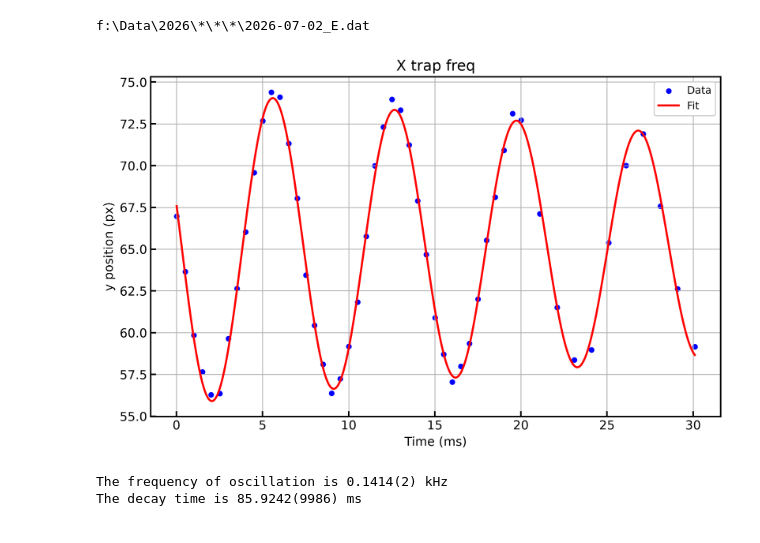
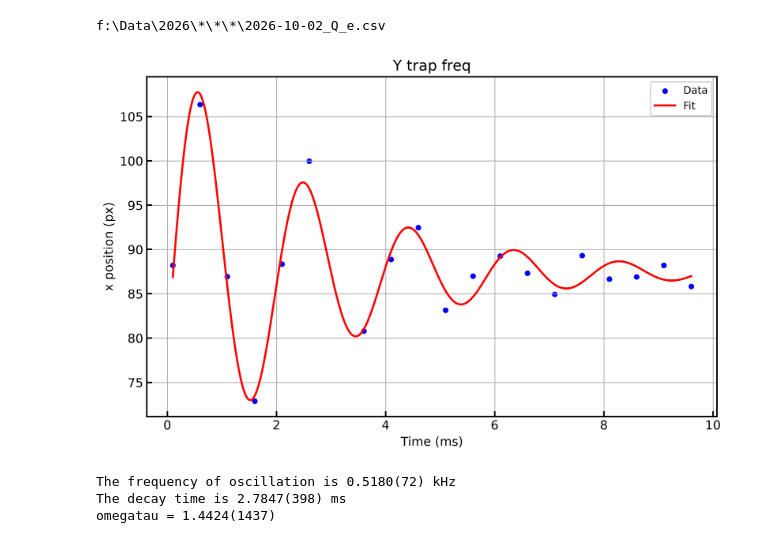
Before and after one commit to uoft-chiplab/analysis, a Jupyter notebook: examples/fit_trap_freqs.ipynb, the cells around one changed output. Drawn from its saved outputs; the diff is of its cells as text; code cells hidden in the pictures.

```diff
--- a/examples/fit_trap_freqs.ipynb
+++ b/examples/fit_trap_freqs.ipynb
@@ -6,15 +6,21 @@ from data_class import Data
 import pandas as pd
 import numpy as np
 
-title = "X trap freq"
-freq_guess = 0.1
-
 files = [
         # "2026-06-30_E.dat",
         #  "2026-06-30_F.dat",
         # "2026-06-30_H.dat",
-        "2026-07-02_E.dat"
-         ]
+       # "2026-07-02_E.dat",
+        #"2026-07-02_F_e.dat",
+       # "2026-07-02_H_e.dat",
+        #"2026-07-02_I_e.dat",
+       # "2026-07-16_F_e.dat",
+       #"2026-07-16_H_e.csv",
+        #"2026-07-17_E_e.csv"
+        #"2026-09-14_L_e.csv"
+        #"2026-09-30_C_e.csv",
+       # "2026-09-30_E_e.csv",
+       "2026-10-02_Q_e.csv"]
 
 dfs = []
 
@@ -23,13 +29,21 @@ for file in files:
     dfs.append(data.data)
 
 result = pd.concat(dfs, ignore_index=True)
+result.sort_values(by='time', inplace=True)
+# result.dropna(inplace=True)
 # %% [output]
-f:\Data\2026\*\*\*\2026-07-02_E.dat
+f:\Data\2026\*\*\*\2026-10-02_Q_e.csv
 # %%
-x = result["time"]
-y = result["fCtr1"]
-
-p0=[(y.max()-y.min())/2, x.max()-x.min(), freq_guess, 0, y.mean()]
+freq_guess = 0.4
+x_name = "time"
+# x = result["Time (ms)"]
+# y_name = "G_ctr_y"
+y_name = "G.y0"
+y = result[result["time"] < 10][y_name]
+x = result[result["time"] < 10][x_name]
+# title = f"{y_name[2]} trap freq"
+title = f"Y trap freq"
+p0=[(y.max()-y.min())/2, x.max()-x.min(), freq_guess, 10, y.mean()]
 
 def trap_freq_func(x, a, b, c, d, e):
     return a * np.exp(-x/b) * np.sin(2 * np.pi * c * x + d) + e
@@ -39,22 +53,27 @@ popt, pcov = curve_fit(trap_freq_func, x, y, p0=p0)
 perr = np.sqrt(np.diag(pcov))
 # %%
 import matplotlib.pyplot as plt
+
+# x = x[:-9]
+# y = y[:-9]
 
 plt.figure(figsize=(10, 6))
 plt.scatter(x, y, label='Data', color='blue', s=20)
 x_fit = np.linspace(x.min(), x.max(), 1000)
 plt.plot(x_fit, trap_freq_func(x_fit, *popt), '-', label='Fit', color='red')
 plt.title(title)
 plt.xlabel('Time (ms)')
-plt.ylabel('y position (px)')
+# plt.ylabel(f'{y_name[2]} position (px)')
+plt.ylabel(f'x position (px)')
 plt.legend()
 plt.grid()
 plt.show()
 
 print("The frequency of oscillation is {:.4f}({:.0f}) kHz".format(popt[2], 1e4*perr[2]))
 print("The decay time is {:.4f}({:.0f}) ms".format(popt[1], 1e3*perr[1]))
 print("omegatau = {:.4f}({:.0f})".format(popt[2]*popt[1], 1e4*np.sqrt((perr[2]/popt[2])**2 + (perr[1]/popt[1])**2)))
 # %% [output]
-[figure, old version]
+[figure, new version]
-The frequency of oscillation is 0.1414(2) kHz
-The decay time is 85.9242(9986) ms
+The frequency of oscillation is 0.5180(72) kHz
+The decay time is 2.7847(398) ms
+omegatau = 1.4424(1437)
```
Also changed, not shown: 13 other files.
